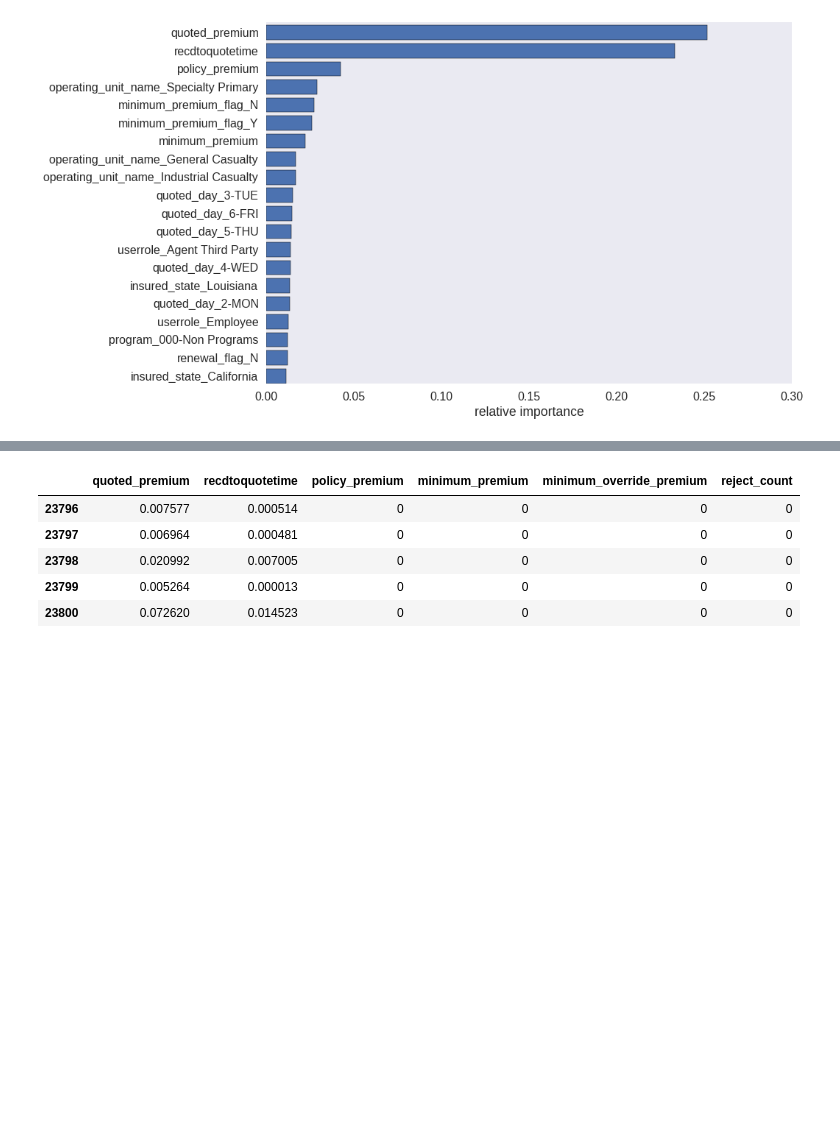
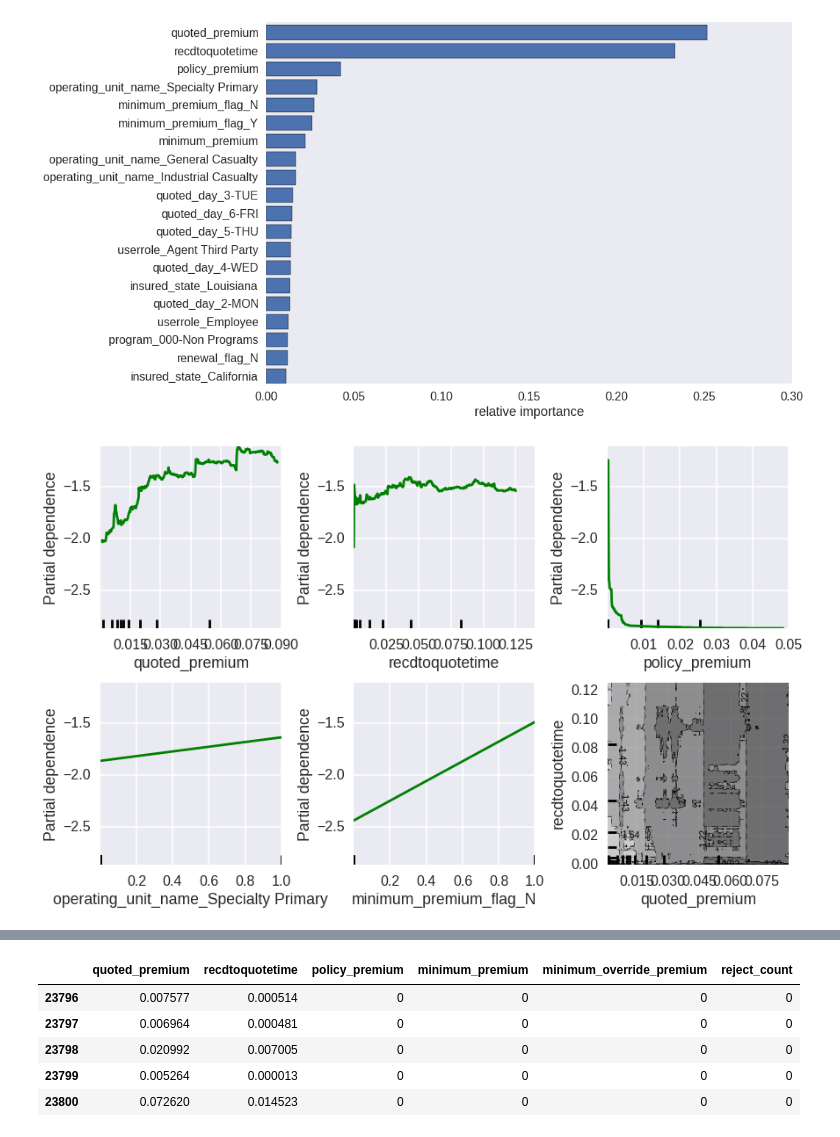
Before and after one commit to aflyax/argo, a Jupyter notebook: Undercurrent.ipynb, the cells around one changed output, grey strips where cells are left out. Cells and saved outputs as stored; diff of their text form; code cells hidden in the pictures; blank space fills up the shorter version.

```diff
--- a/Undercurrent.ipynb
+++ b/Undercurrent.ipynb
@@ -375,3 +414,19 @@ def plot_feats(cols, feats_, num=10):
 plot_feats(cols, gbc.feature_importances_, 20)
 # %% [output]
 [figure]
+# %%
+%matplotlib inline
+sns.set(context='poster')
+
+from sklearn.ensemble.partial_dependence import plot_partial_dependence
+from sklearn.ensemble.partial_dependence import partial_dependence
+
+features_to_plot = [8, 0, 2, 79, 31, (8, 0)]
+
+plot_partial_dependence(gbc, X_scaled, features_to_plot, cols, grid_resolution=500, n_jobs=-1);
+plt.subplots_adjust(top=0.9)  # tight_layout causes overlap with suptitle
+
+
+# sort_ix[:5]
+# %% [output]
+[figure, added]
```
Also changed, not shown: parts of 12 cells of this notebook.
